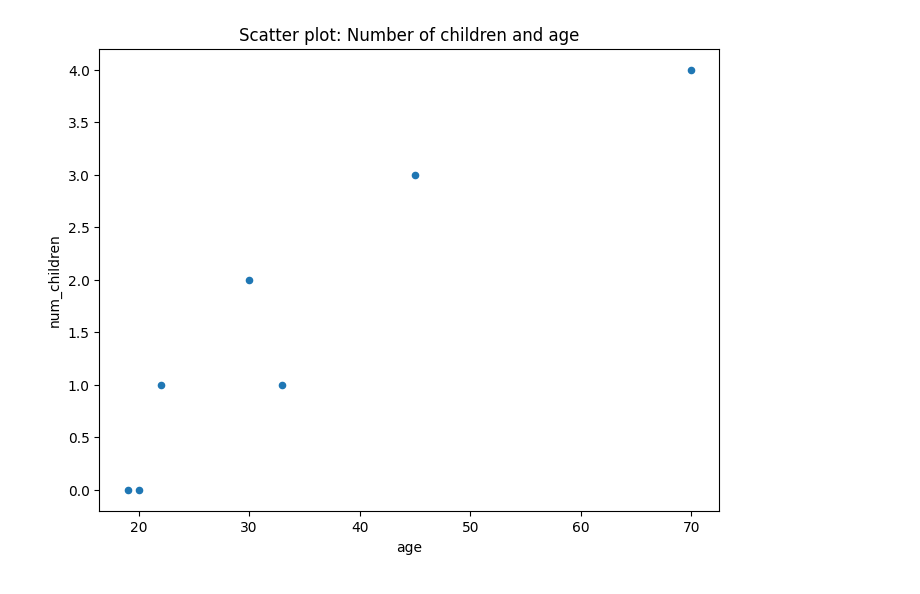
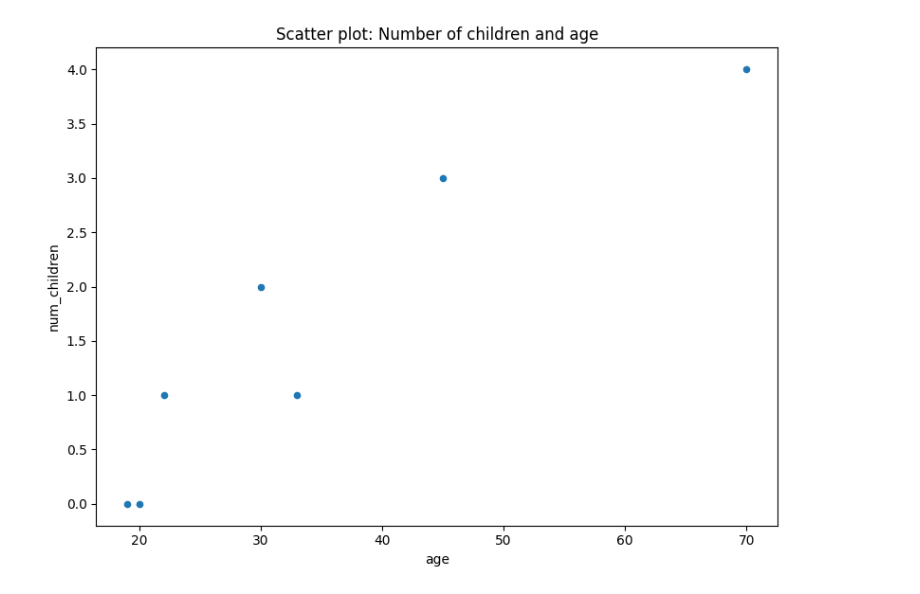
Before and after one commit to stkisengese/visualizations, a Jupyter notebook: ex02_pandas_scatter_plot.ipynb, the cells around one changed output. Drawn from its saved outputs; the diff is of its cells as text; code cells hidden in the pictures.

```diff
--- a/ex02_pandas_scatter_plot.ipynb
+++ b/ex02_pandas_scatter_plot.ipynb
@@ -16,7 +16,13 @@ df = pd.DataFrame({
 # %%
 # Create scatter plot
 ax = df.plot(x='age', y='num_children', kind='scatter',
              title='Scatter plot: Number of children and age',
              figsize=(8, 6))
+
+# Customize the plot
+ax.set_xlabel('age')
+ax.set_ylabel('num_children')
+plt.tight_layout()
+plt.show()
 # %% [output]
-[figure, old version]
+[figure, new version]
```
Also changed, not shown: parts of 4 cells of this notebook.
